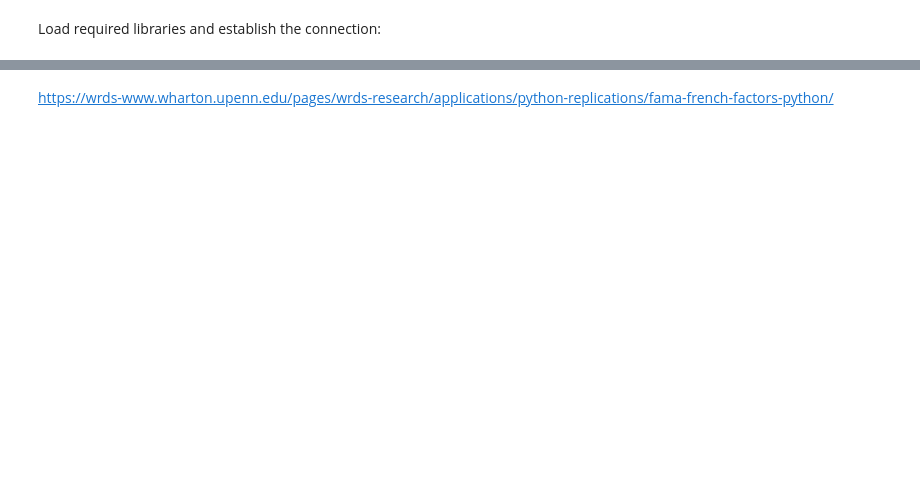
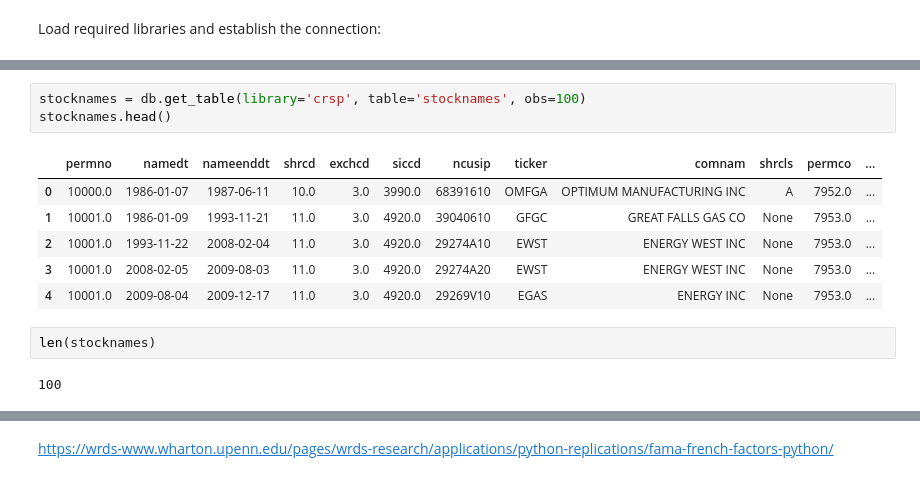
Before and after one commit to VitaliAlexeev/wrds, a Jupyter notebook: Data - WRDS.ipynb, the cells around one changed output, grey strips where cells are left out. Drawn from its saved outputs; the diff is of its cells as text; blank space fills up the shorter version.

```diff
--- a/Data - WRDS.ipynb
+++ b/Data - WRDS.ipynb
@@ -186,0 +175,14 @@ crsp_m
+# %%
+stocknames = db.get_table(library='crsp', table='stocknames', obs=100)
+stocknames.head()
+# %% [output]
+|  | permno | namedt | nameenddt | shrcd | exchcd | siccd | ncusip | ticker | comnam | shrcls | permco | ... |
+| 0 | 10000.0 | 1986-01-07 | 1987-06-11 | 10.0 | 3.0 | 3990.0 | 68391610 | OMFGA | OPTIMUM MANUFACTURING INC | A | 7952.0 | ... |
+| 1 | 10001.0 | 1986-01-09 | 1993-11-21 | 11.0 | 3.0 | 4920.0 | 39040610 | GFGC | GREAT FALLS GAS CO | None | 7953.0 | ... |
+| 2 | 10001.0 | 1993-11-22 | 2008-02-04 | 11.0 | 3.0 | 4920.0 | 29274A10 | EWST | ENERGY WEST INC | None | 7953.0 | ... |
+| 3 | 10001.0 | 2008-02-05 | 2009-08-03 | 11.0 | 3.0 | 4920.0 | 29274A20 | EWST | ENERGY WEST INC | None | 7953.0 | ... |
+| 4 | 10001.0 | 2009-08-04 | 2009-12-17 | 11.0 | 3.0 | 4920.0 | 29269V10 | EGAS | ENERGY INC | None | 7953.0 | ... |
+# %%
+len(stocknames)
+# %% [output]
+100
```
Also changed, not shown: parts of 33 cells of this notebook.
